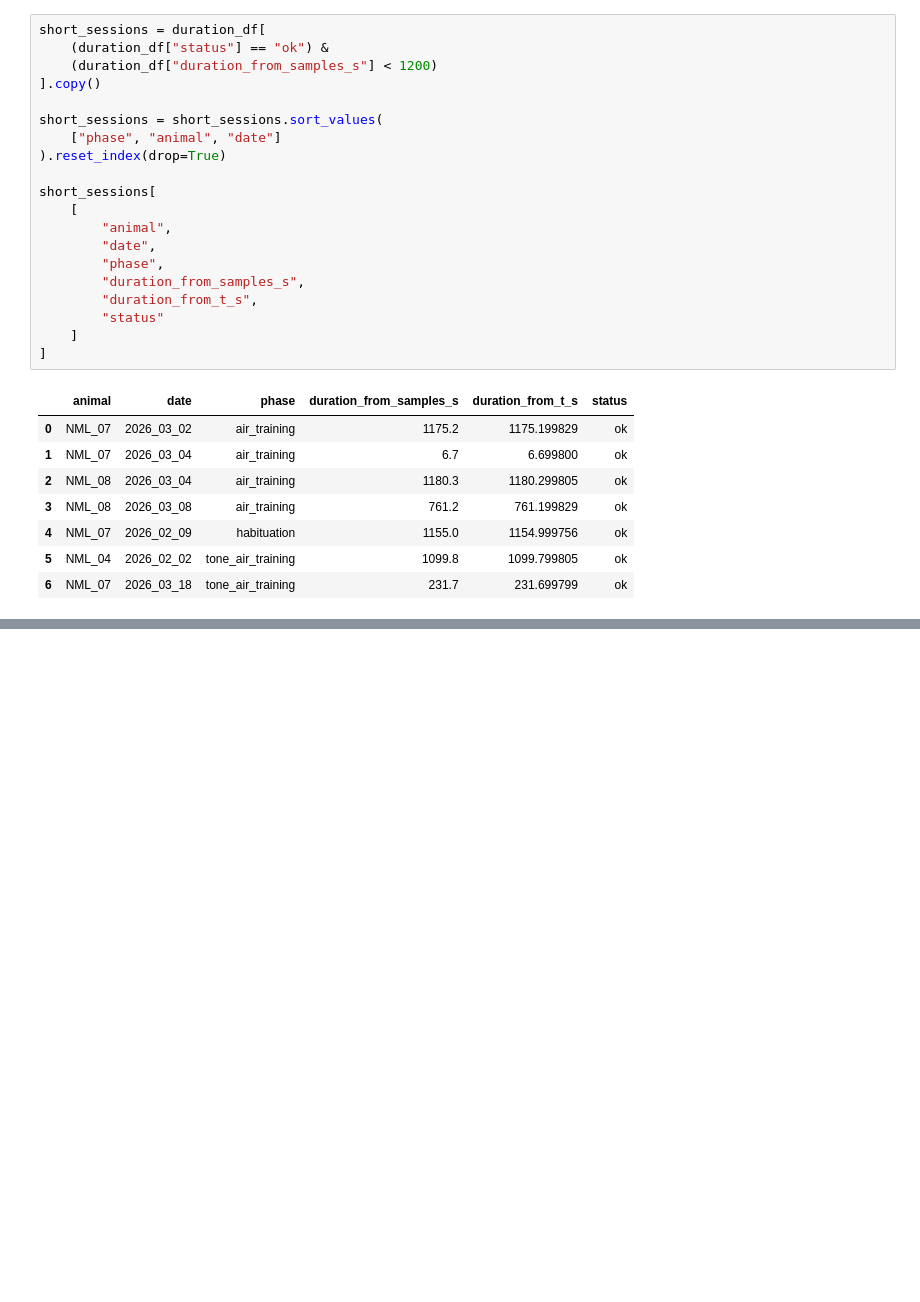
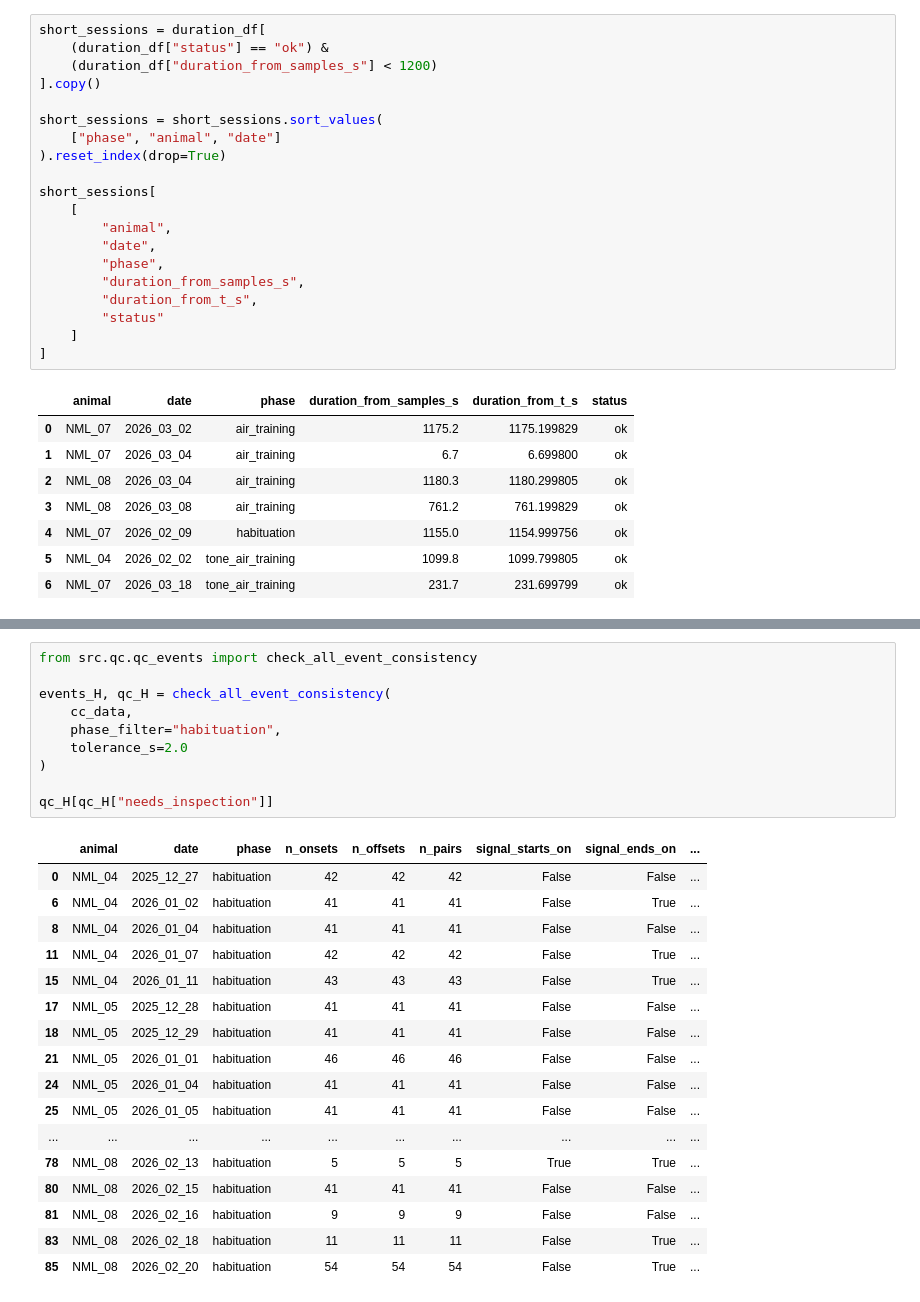
Before and after one commit to neuromomentumlab/Classical_Conditioning_Air_Wheel, a Jupyter notebook: Python/notebooks/qc_encoder_signal.ipynb, the cells around one changed output, grey strips where cells are left out. Saved outputs shown, nothing was run; the diff lists cells and outputs as text; blank space fills up the shorter version.

```diff
--- a/Python/notebooks/qc_encoder_signal.ipynb
+++ b/Python/notebooks/qc_encoder_signal.ipynb
@@ -112,0 +153,28 @@ short_sessions[
+# %%
+from src.qc.qc_events import check_all_event_consistency
+
+events_H, qc_H = check_all_event_consistency(
+    cc_data,
+    phase_filter="habituation",
+    tolerance_s=2.0
+)
+
+qc_H[qc_H["needs_inspection"]]
+# %% [output]
+|  | animal | date | phase | n_onsets | n_offsets | n_pairs | signal_starts_on | signal_ends_on | ... |
+| 0 | NML_04 | 2025_12_27 | habituation | 42 | 42 | 42 | False | False | ... |
+| 6 | NML_04 | 2026_01_02 | habituation | 41 | 41 | 41 | False | True | ... |
+| 8 | NML_04 | 2026_01_04 | habituation | 41 | 41 | 41 | False | False | ... |
+| 11 | NML_04 | 2026_01_07 | habituation | 42 | 42 | 42 | False | True | ... |
+| 15 | NML_04 | 2026_01_11 | habituation | 43 | 43 | 43 | False | True | ... |
+| 17 | NML_05 | 2025_12_28 | habituation | 41 | 41 | 41 | False | False | ... |
+| 18 | NML_05 | 2025_12_29 | habituation | 41 | 41 | 41 | False | False | ... |
+| 21 | NML_05 | 2026_01_01 | habituation | 46 | 46 | 46 | False | False | ... |
+| 24 | NML_05 | 2026_01_04 | habituation | 41 | 41 | 41 | False | False | ... |
+| 25 | NML_05 | 2026_01_05 | habituation | 41 | 41 | 41 | False | False | ... |
+| ... | ... | ... | ... | ... | ... | ... | ... | ... | ... |
+| 78 | NML_08 | 2026_02_13 | habituation | 5 | 5 | 5 | True | True | ... |
+| 80 | NML_08 | 2026_02_15 | habituation | 41 | 41 | 41 | False | False | ... |
+| 81 | NML_08 | 2026_02_16 | habituation | 9 | 9 | 9 | False | False | ... |
+| 83 | NML_08 | 2026_02_18 | habituation | 11 | 11 | 11 | False | True | ... |
+| 85 | NML_08 | 2026_02_20 | habituation | 54 | 54 | 54 | False | True | ... |
```
Also changed, not shown: parts of 6 cells of this notebook, 2 other files.
